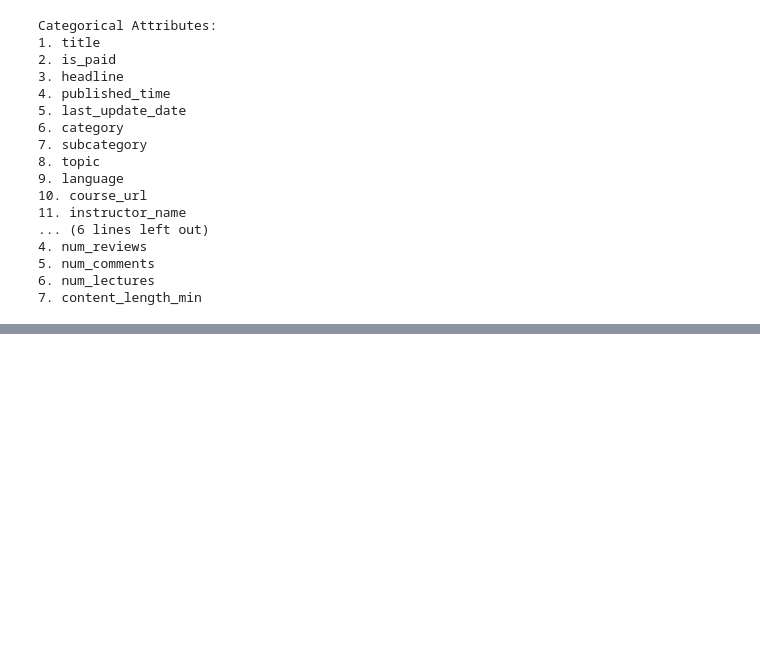
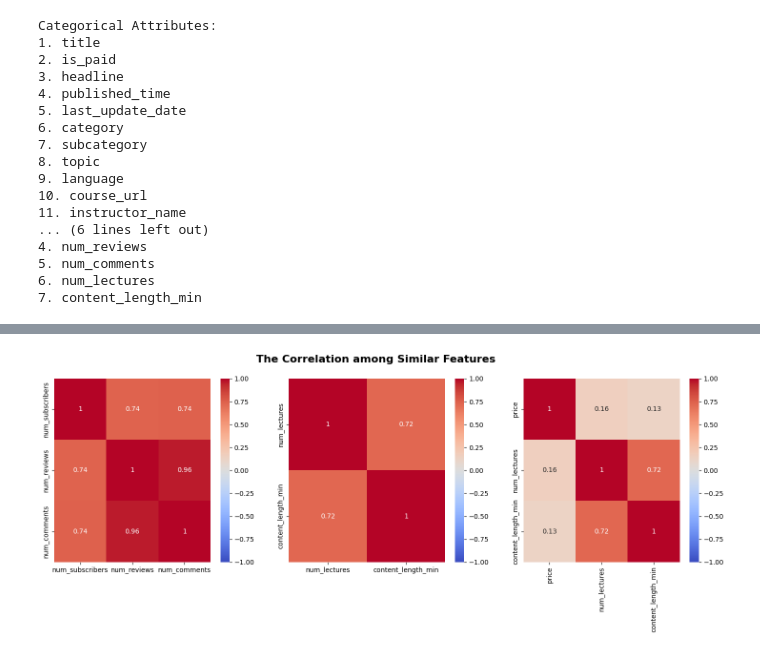
Before and after one commit to MuhammadRhakan/final-project, a Jupyter notebook: Course_Recommendation.ipynb, the cells around one changed output, grey strips where cells are left out. Cells and saved outputs as stored; diff of their text form; code cells hidden in the pictures; blank space fills up the shorter version.

```diff
--- a/Course_Recommendation.ipynb
+++ b/Course_Recommendation.ipynb
@@ -305,0 +312,24 @@ Original Data
+# %%
+def heatmap(data):
+  feature = {
+      'engagement': ['num_subscribers', 'num_reviews', 'num_comments'],
+      'duration': ['num_lectures', 'content_length_min'],
+      'resource': ['price', 'num_lectures', 'content_length_min']}
+
+  plt.figure(figsize=(18,5))
+  plt.suptitle("The Correlation among Similar Features", fontweight='bold', fontsize=16)
+
+  for i, col in enumerate(feature.values(), 1):
+    plt.subplot(1,3,i)
+    sns.heatmap(data[col].corr(),
+                annot=True,
+                center=0,
+                vmin=-1,
+                vmax=1,
+                cmap='coolwarm')
+
+  plt.show()
+
+heatmap(course_no_duplicate)
+# %% [output]
+[figure, added]
```
Also changed, not shown: parts of 11 cells of this notebook.
